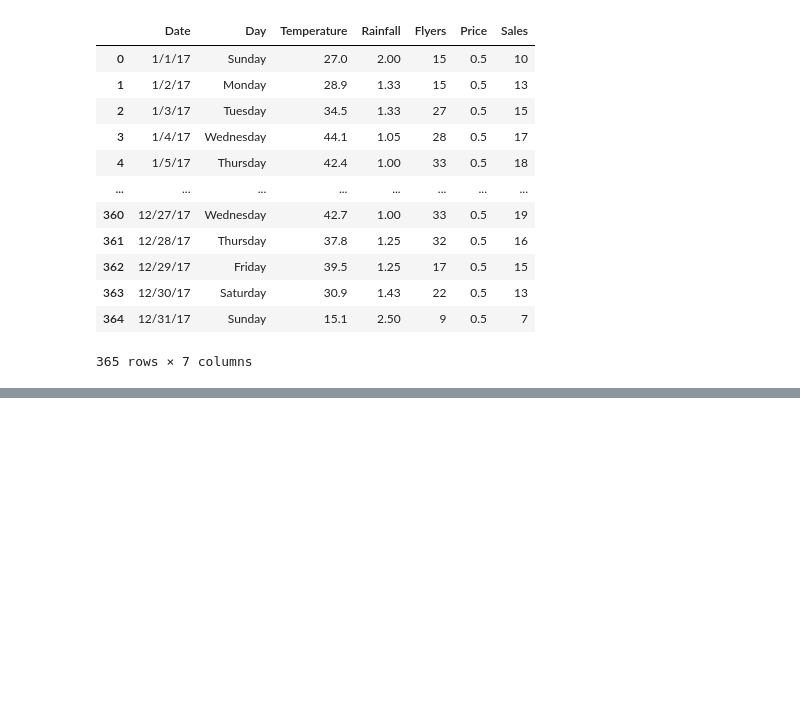
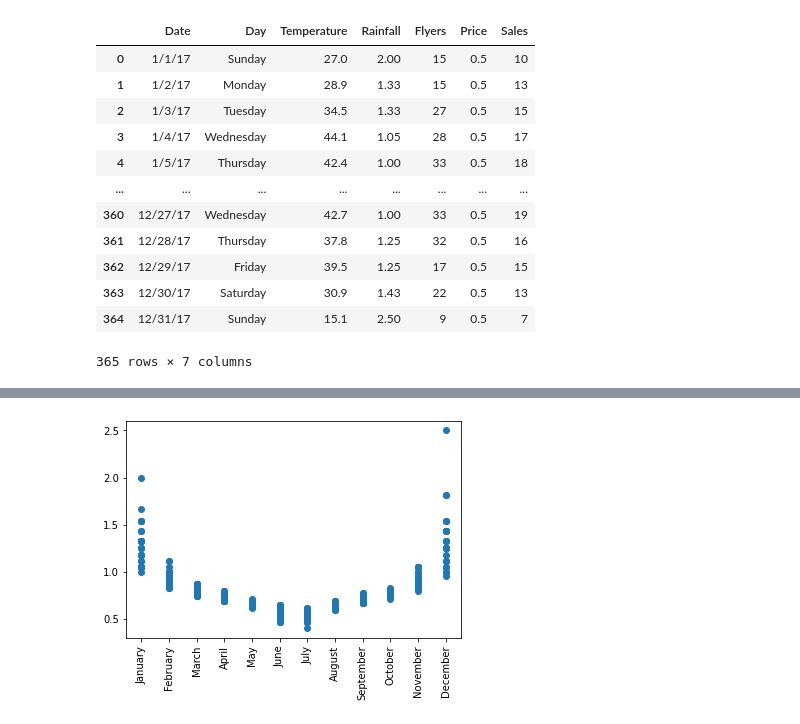
Before and after one commit to raycerna/anomaly-detection-exercises, a Jupyter notebook: continuous_probabilistic_methods.ipynb, the cells around one changed output, grey strips where cells are left out. Saved outputs shown, nothing was run; the diff lists cells and outputs as text; code cells hidden in the pictures; blank space fills up the shorter version.

```diff
--- a/continuous_probabilistic_methods.ipynb
+++ b/continuous_probabilistic_methods.ipynb
@@ -25,0 +76,6 @@ df
+# %%
+plt.scatter(df.Month, df.Rainfall)
+plt.xticks(rotation=90)
+plt.show()
+# %% [output]
+[figure, added]
```
Also changed, not shown: parts of 31 cells of this notebook.
